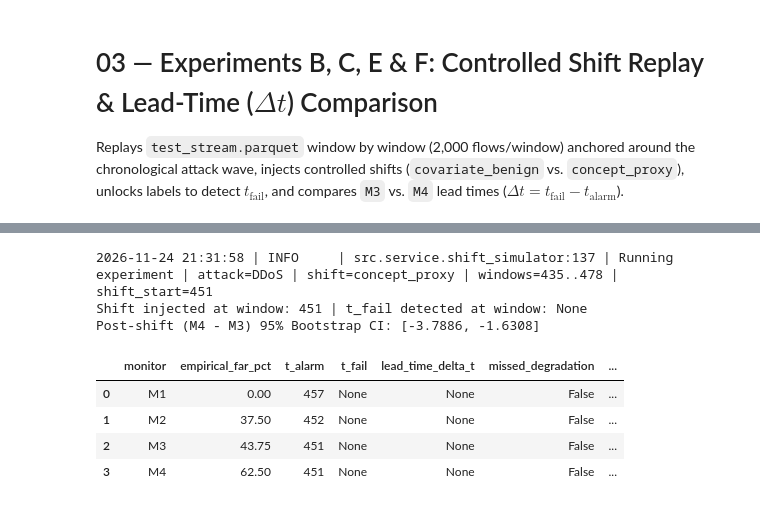
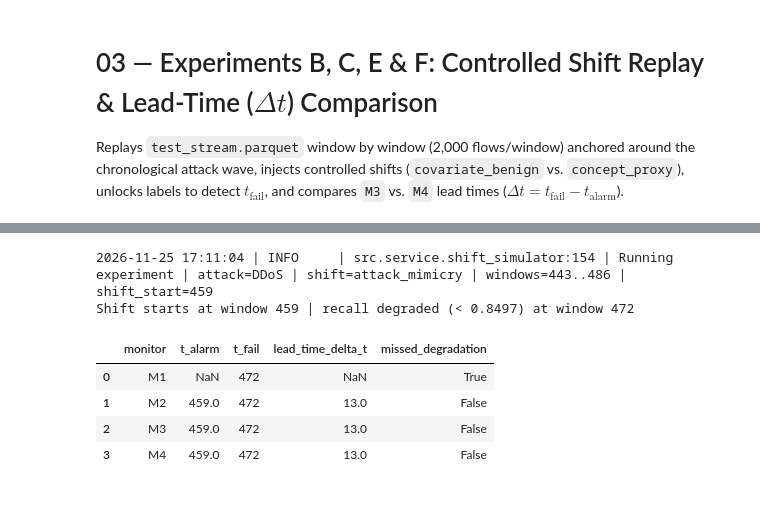
Before and after one commit to guptaksht10/ea-idrs, a Jupyter notebook: ml-service/notebooks/03_shift_replay_and_leadtime.ipynb, the cells around one changed output, grey strips where cells are left out. Saved outputs shown, nothing was run; the diff lists cells and outputs as text; code cells hidden in the pictures.

```diff
--- a/ml-service/notebooks/03_shift_replay_and_leadtime.ipynb
+++ b/ml-service/notebooks/03_shift_replay_and_leadtime.ipynb
@@ -37,32 +37,44 @@ Connected to ML Service Root: C:\Users\gupta\Documents\College\BTP\code\ea-idrs\
 # %%
+from src.service.shifts import build_shift_context
+
+# Grid v5 setup (see README and docs/experiment-log.md): realistic attack_mimicry shift on a
+# 20-window geometric ramp; degradation = recall drop of 0.15 from the clean-validation baseline.
+TARGET = "DDoS"
+RECALL_DROP = 0.15
+with open(settings.ARTIFACTS_DIR / "baseline_metrics.json", encoding="utf-8") as f:
+    baseline_recall = json.load(f)[TARGET]["recall"]
+val_df = pd.read_parquet(settings.SPLITS_DIR / "val_clean.parquet", columns=feature_cols + ["target"])
+shift_context = build_shift_context(val_df, feature_cols, [TARGET], seed=settings.RANDOM_SEED)
+
 exp_result = run_controlled_experiment(
     test_df=test_df,
     feature_cols=feature_cols,
     engine=engine,
     monitor=monitor,
-    target_attack="DDoS",
-    shift_type="concept_proxy",
+    target_attack=TARGET,
+    shift_type="attack_mimicry",
     max_windows=40,
-    recall_cutoff=0.80,
+    recall_cutoff=baseline_recall - RECALL_DROP + 1e-12,
+    shift_context=shift_context,
+    ramp="geometric",
+    ramp_windows=20,
 )
 
 shift_start = exp_result["shift_start_window"]
 t_fail = exp_result["t_fail"]
 recall_cutoff = exp_result["recall_cutoff"]
 replay_df = pd.DataFrame(exp_result["windows"])
 
-print(f"Shift injected at window: {shift_start} | t_fail detected at window: {t_fail}")
-print(f"Post-shift (M4 - M3) 95% Bootstrap CI: {exp_result['m4_minus_m3_margin_ci95']}")
-display(pd.DataFrame(exp_result["monitor_comparison"]))
+print(f"Shift starts at window {shift_start} | recall degraded (< {recall_cutoff:.4f}) at window {t_fail}")
+display(pd.DataFrame(exp_result["monitor_comparison"])[["monitor", "t_alarm", "t_fail", "lead_time_delta_t", "missed_degradation"]])
 # %% [output]
-2026-11-24 21:31:58 | INFO     | src.service.shift_simulator:137 | Running experiment | attack=DDoS | shift=concept_proxy | windows=435..478 | shift_start=451
-Shift injected at window: 451 | t_fail detected at window: None
-Post-shift (M4 - M3) 95% Bootstrap CI: [-3.7886, -1.6308]
+2026-11-25 17:11:04 | INFO     | src.service.shift_simulator:154 | Running experiment | attack=DDoS | shift=attack_mimicry | windows=443..486 | shift_start=459
+Shift starts at window 459 | recall degraded (< 0.8497) at window 472
-|  | monitor | empirical_far_pct | t_alarm | t_fail | lead_time_delta_t | missed_degradation | ... |
-| 0 | M1 | 0.00 | 457 | None | None | False | ... |
-| 1 | M2 | 37.50 | 452 | None | None | False | ... |
-| 2 | M3 | 43.75 | 451 | None | None | False | ... |
-| 3 | M4 | 62.50 | 451 | None | None | False | ... |
+|  | monitor | t_alarm | t_fail | lead_time_delta_t | missed_degradation |
+| 0 | M1 | NaN | 472 | NaN | True |
+| 1 | M2 | 459.0 | 472 | 13.0 | False |
+| 2 | M3 | 459.0 | 472 | 13.0 | False |
+| 3 | M4 | 459.0 | 472 | 13.0 | False |
 # %%
 fig, (ax1, ax2) = plt.subplots(2, 1, figsize=(13, 8), sharex=True)
 
```
Also changed, not shown: parts of 3 cells of this notebook, 2 other files.
